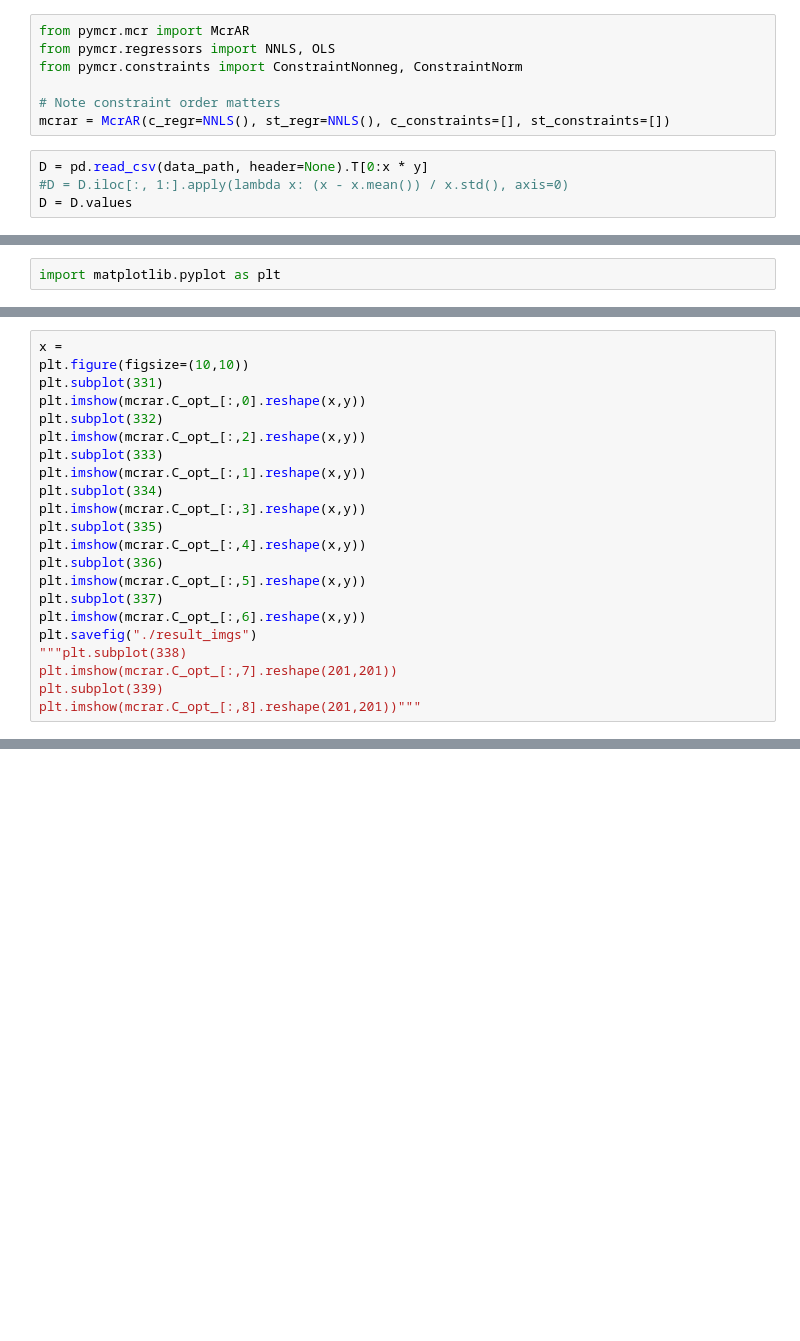
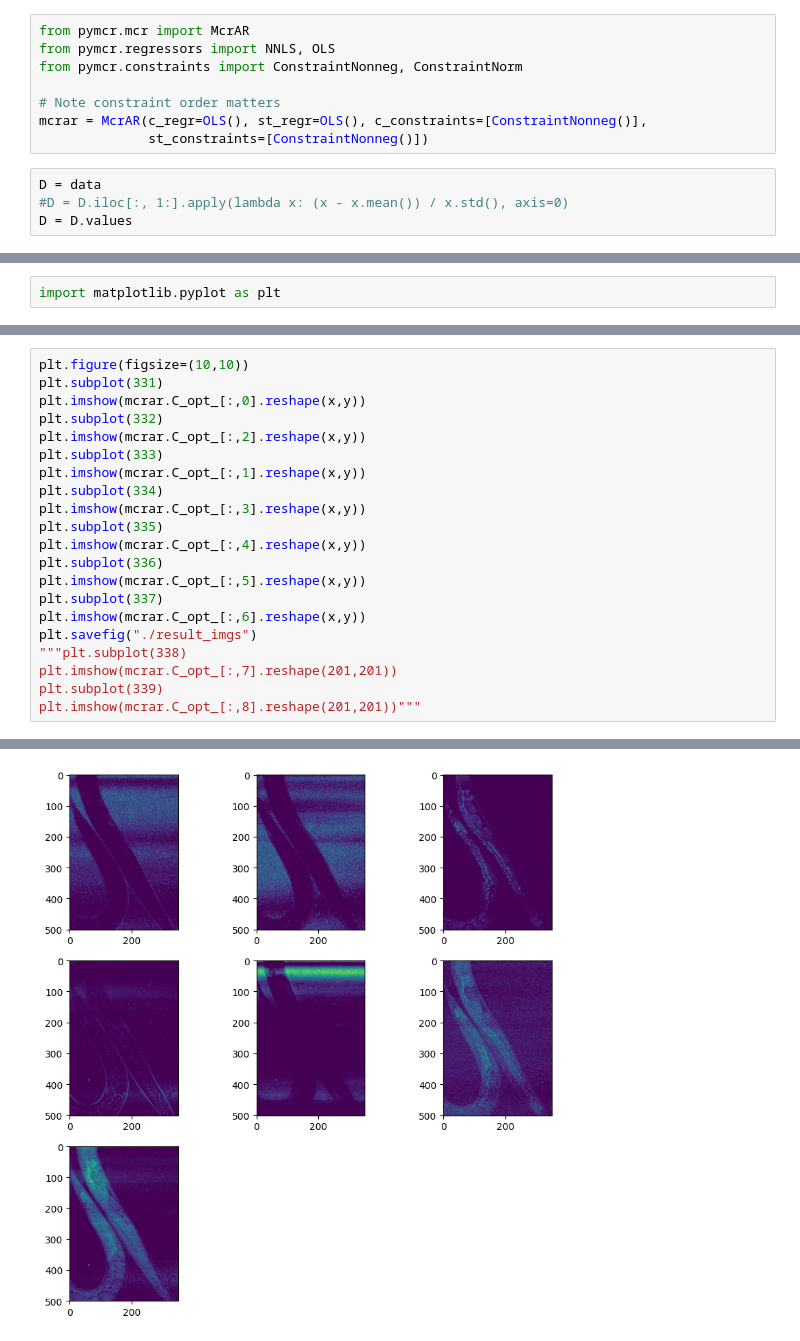
Before and after one commit to Rukaume/KanoLab_analysis, a Jupyter notebook: MCR_ALS_20230120test.ipynb, the cells around one changed output, grey strips where cells are left out. Drawn from its saved outputs; the diff is of its cells as text; blank space fills up the shorter version.

```diff
--- a/MCR_ALS_20230120test.ipynb
+++ b/MCR_ALS_20230120test.ipynb
@@ -164,8 +164,9 @@ from pymcr.regressors import NNLS, OLS
 from pymcr.constraints import ConstraintNonneg, ConstraintNorm
 
 # Note constraint order matters
-mcrar = McrAR(c_regr=NNLS(), st_regr=NNLS(), c_constraints=[], st_constraints=[])
+mcrar = McrAR(c_regr=OLS(), st_regr=OLS(), c_constraints=[ConstraintNonneg()],
+              st_constraints=[ConstraintNonneg()])
 # %%
-D = pd.read_csv(data_path, header=None).T[0:x * y]
+D = data
 #D = D.iloc[:, 1:].apply(lambda x: (x - x.mean()) / x.std(), axis=0)
 D = D.values
@@ -209,5 +220,4 @@ plt.show()
 # %%
-x =
 plt.figure(figsize=(10,10))
 plt.subplot(331)
 plt.imshow(mcrar.C_opt_[:,0].reshape(x,y))
@@ -233 +243,2 @@ SyntaxError: ignored
+[figure, added]
 # %%
```
Also changed, not shown: parts of 10 cells of this notebook.
